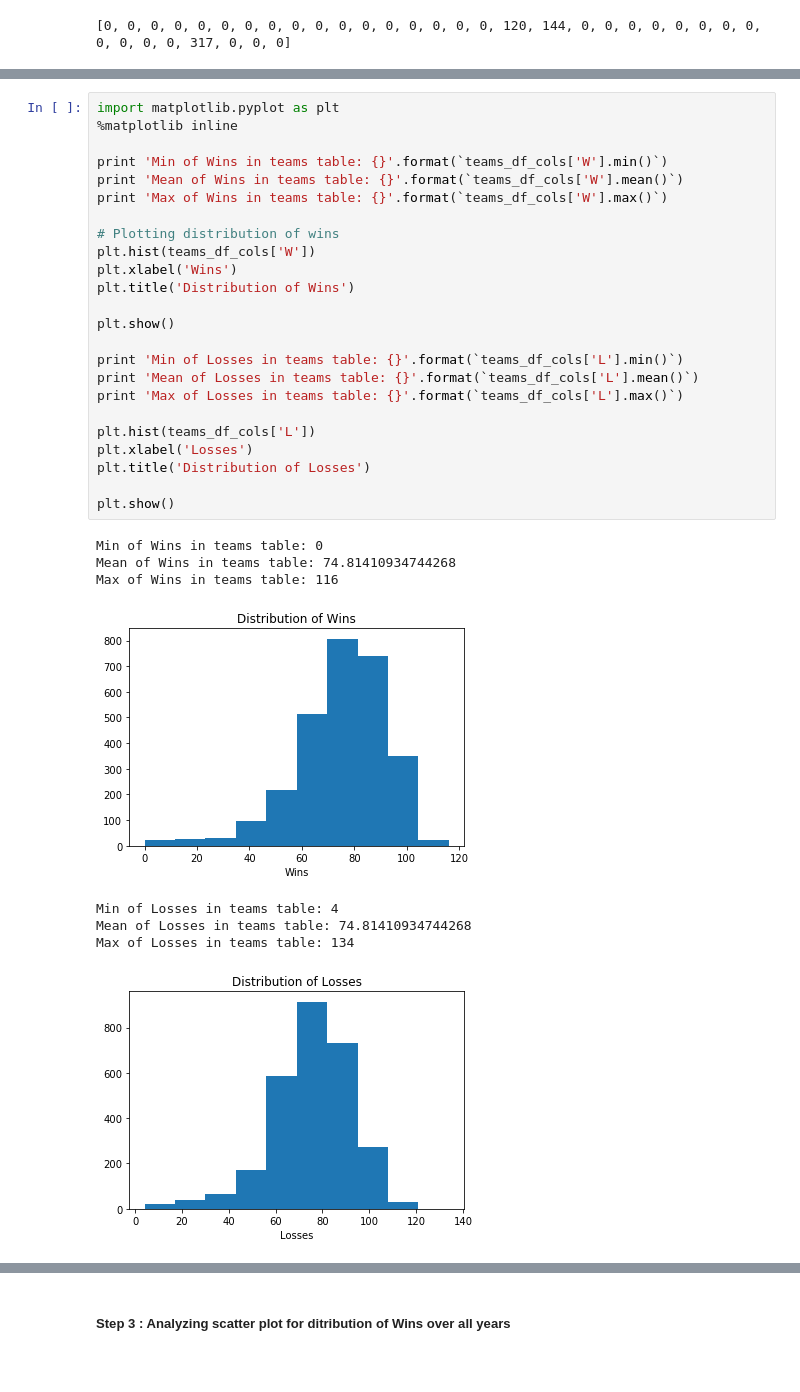
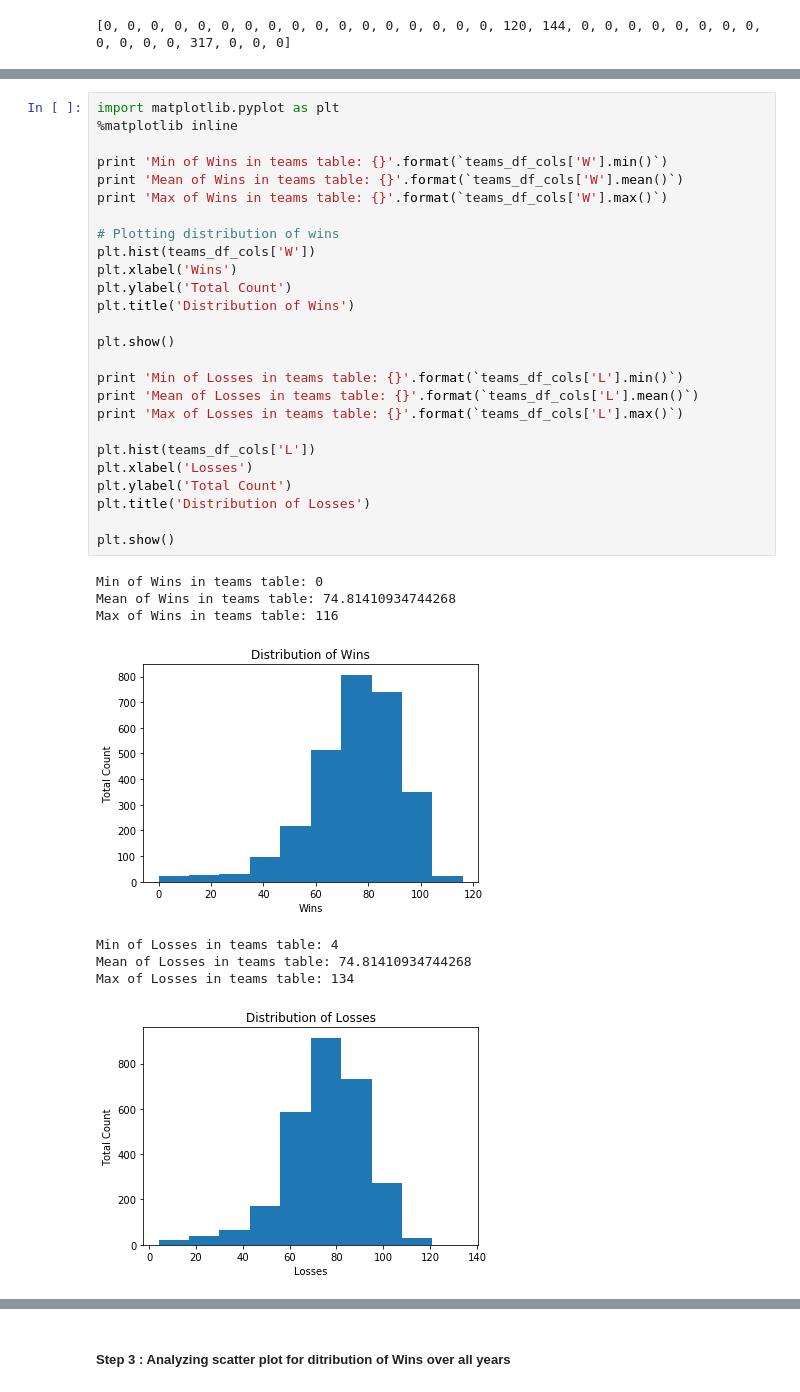
Before and after one commit to rupalgupta15/investigate-baseball-dataset, a Jupyter notebook: Project - Investigate a Dataset .ipynb, the cells around one changed output, grey strips where cells are left out. Drawn from its saved outputs; the diff is of its cells as text.

```diff
--- a/Project - Investigate a Dataset .ipynb
+++ b/Project - Investigate a Dataset .ipynb
@@ -82,32 +169,34 @@ print(teams_df_cols.isnull().sum(axis=0).tolist())
 import matplotlib.pyplot as plt
 %matplotlib inline
 
 print 'Min of Wins in teams table: {}'.format(`teams_df_cols['W'].min()`)
 print 'Mean of Wins in teams table: {}'.format(`teams_df_cols['W'].mean()`)
 print 'Max of Wins in teams table: {}'.format(`teams_df_cols['W'].max()`)
 
 # Plotting distribution of wins
 plt.hist(teams_df_cols['W'])
 plt.xlabel('Wins')
+plt.ylabel('Total Count')
 plt.title('Distribution of Wins')
 
 plt.show()
 
 print 'Min of Losses in teams table: {}'.format(`teams_df_cols['L'].min()`)
 print 'Mean of Losses in teams table: {}'.format(`teams_df_cols['L'].mean()`)
 print 'Max of Losses in teams table: {}'.format(`teams_df_cols['L'].max()`)
 
 plt.hist(teams_df_cols['L'])
 plt.xlabel('Losses')
+plt.ylabel('Total Count')
 plt.title('Distribution of Losses')
 
 plt.show()
 # %% [output]
 Min of Wins in teams table: 0
 Mean of Wins in teams table: 74.81410934744268
 Max of Wins in teams table: 116
-[figure, old version]
+[figure, new version]
 Min of Losses in teams table: 4
 Mean of Losses in teams table: 74.81410934744268
 Max of Losses in teams table: 134
-[figure, old version]
+[figure, new version]
```
Also changed, not shown: parts of 26 cells of this notebook, 3 other files.
